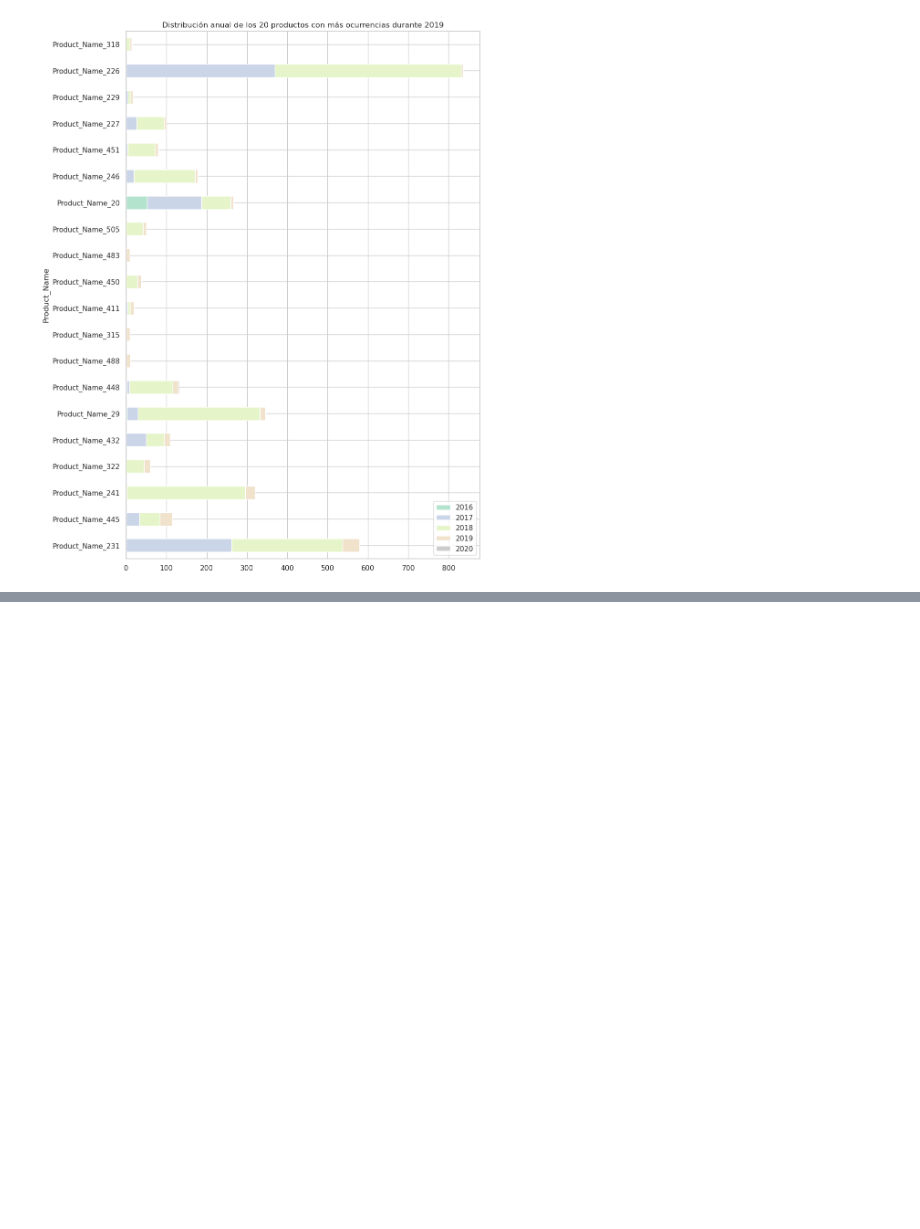
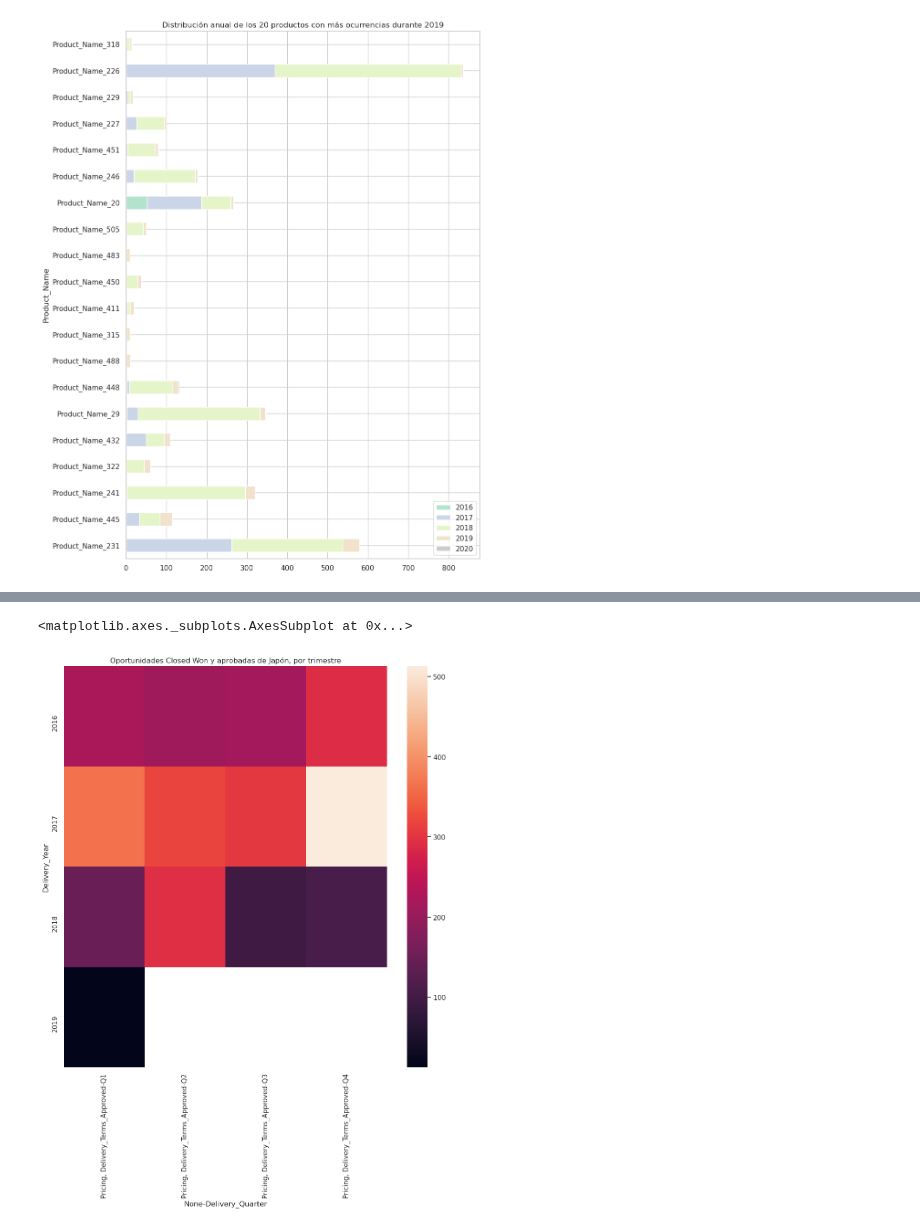
Before and after one commit to germanbc/Organizacion-de-Datos-2c2020-TP1, a Jupyter notebook: TP1 - Daiana v2.ipynb, the cells around one changed output, grey strips where cells are left out. Cells and saved outputs as stored; diff of their text form; code cells hidden in the pictures; blank space fills up the shorter version.

```diff
--- a/TP1 - Daiana v2.ipynb
+++ b/TP1 - Daiana v2.ipynb
@@ -144,3 +143,7 @@ productosYear.plot.barh(stacked = True, colormap='Pastel2', title='Distribución
 # %% [output]
 <matplotlib.axes._subplots.AxesSubplot at 0x...>
 [figure]
+# %%
+Japan = eci[eci['Region'] == 'Japan']
+Japan = Japan[Japan['Pricing, Delivery_Terms_Approved'] == 1]
+Japan.head(10)
@@ -146,0 +163,4 @@ productosYear.plot.barh(stacked = True, colormap='Pastel2', title='Distribución
+# %%
+JapanWon = Japan[Japan['Stage'] == 'Closed Won']
+JapanQuarters = JapanWon.groupby(['Delivery_Year','Delivery_Quarter']).agg({'Pricing, Delivery_Terms_Approved':'sum'}).unstack()
+JapanQuarters.fillna(0).head(10)
@@ -146,0 +175,7 @@ productosYear.plot.barh(stacked = True, colormap='Pastel2', title='Distribución
+# %%
+fig, ax = plt.subplots(figsize=(12,12))
+ax.set_title('Oportunidades Closed Won y aprobadas de Japón, por trimestre')
+sns.heatmap(JapanQuarters,ax = ax)
+# %% [output]
+<matplotlib.axes._subplots.AxesSubplot at 0x...>
+[figure, added]
```
Also changed, not shown: parts of 5 cells of this notebook.
